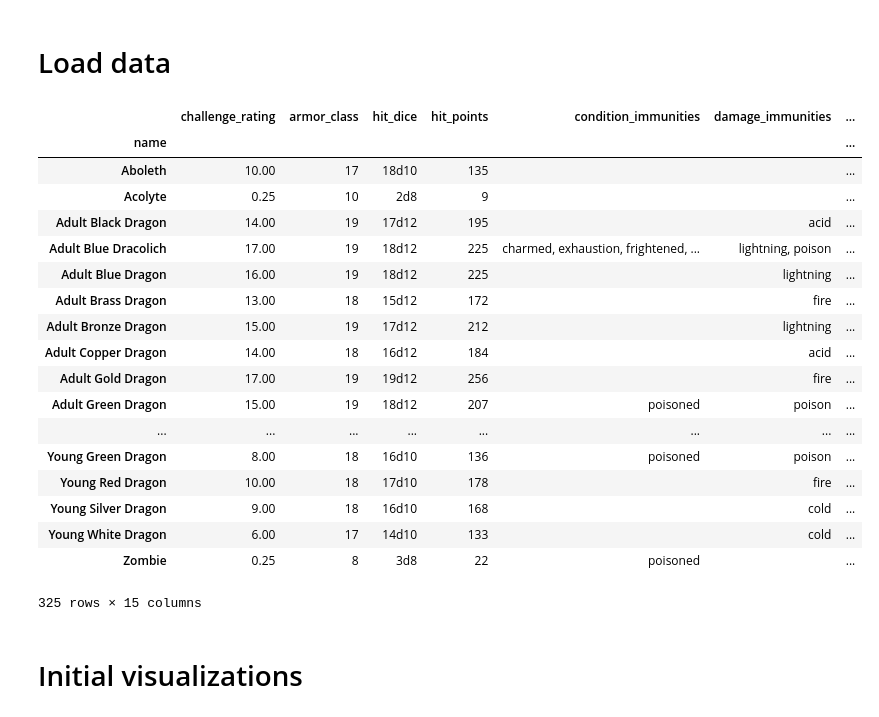
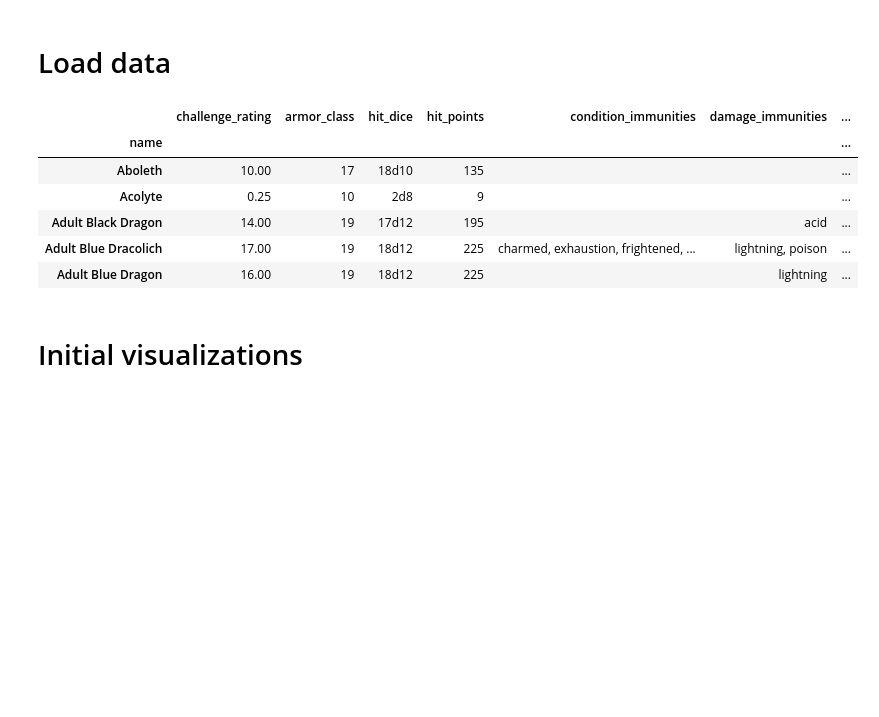
Before and after one commit to wisygig/cr, a Jupyter notebook: Exploratory analysis.ipynb, the cells around one changed output. Drawn from its saved outputs; the diff is of its cells as text; code cells hidden in the pictures; blank space fills up the shorter version.

```diff
--- a/Exploratory analysis.ipynb
+++ b/Exploratory analysis.ipynb
@@ -9,27 +9,15 @@ from etl import load_monsters, _mechanics, _stats, _flavor, _skills, get_monster
 monsters, ogl = load_monsters()
 monster_df = get_monster_df(monsters)
 # %%
-monster_df[_mechanics]
+monster_df[_mechanics].head()
 # %% [output]
 |  | challenge_rating | armor_class | hit_dice | hit_points | condition_immunities | damage_immunities | ... |
 | name |  |  |  |  |  |  | ... |
 | Aboleth | 10.00 | 17 | 18d10 | 135 |  |  | ... |
 | Acolyte | 0.25 | 10 | 2d8 | 9 |  |  | ... |
 | Adult Black Dragon | 14.00 | 19 | 17d12 | 195 |  | acid | ... |
 | Adult Blue Dracolich | 17.00 | 19 | 18d12 | 225 | charmed, exhaustion, frightened, ... | lightning, poison | ... |
 | Adult Blue Dragon | 16.00 | 19 | 18d12 | 225 |  | lightning | ... |
-| Adult Brass Dragon | 13.00 | 18 | 15d12 | 172 |  | fire | ... |
-| Adult Bronze Dragon | 15.00 | 19 | 17d12 | 212 |  | lightning | ... |
-| Adult Copper Dragon | 14.00 | 18 | 16d12 | 184 |  | acid | ... |
-| Adult Gold Dragon | 17.00 | 19 | 19d12 | 256 |  | fire | ... |
-| Adult Green Dragon | 15.00 | 19 | 18d12 | 207 | poisoned | poison | ... |
-| ... | ... | ... | ... | ... | ... | ... | ... |
-| Young Green Dragon | 8.00 | 18 | 16d10 | 136 | poisoned | poison | ... |
-| Young Red Dragon | 10.00 | 18 | 17d10 | 178 |  | fire | ... |
-| Young Silver Dragon | 9.00 | 18 | 16d10 | 168 |  | cold | ... |
-| Young White Dragon | 6.00 | 17 | 14d10 | 133 |  | cold | ... |
-| Zombie | 0.25 | 8 | 3d8 | 22 | poisoned |  | ... |
-325 rows × 15 columns
 # %% [markdown]
 # Initial visualizations
 # %%
```
Also changed, not shown: parts of 14 cells of this notebook.
